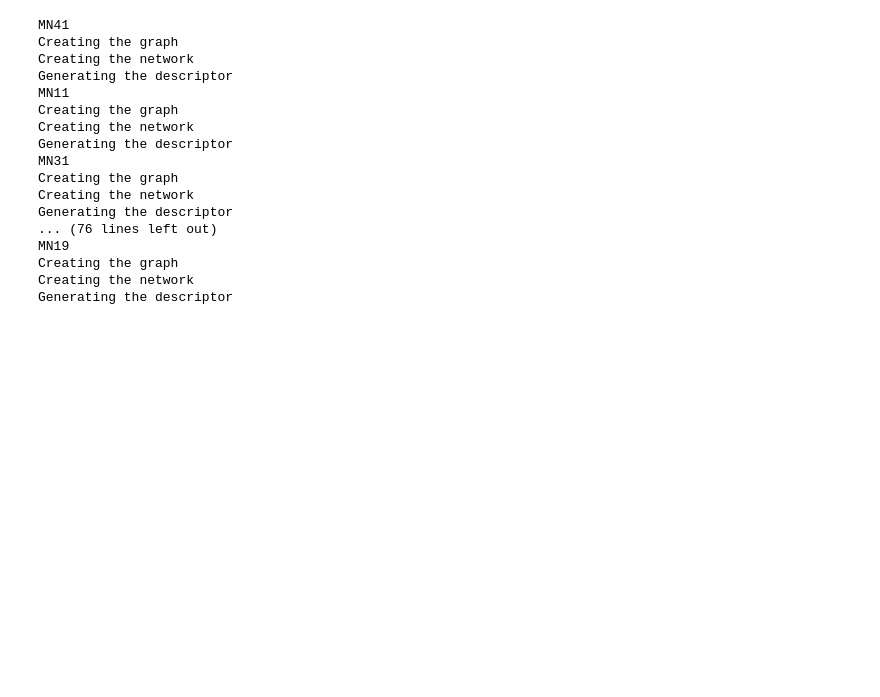
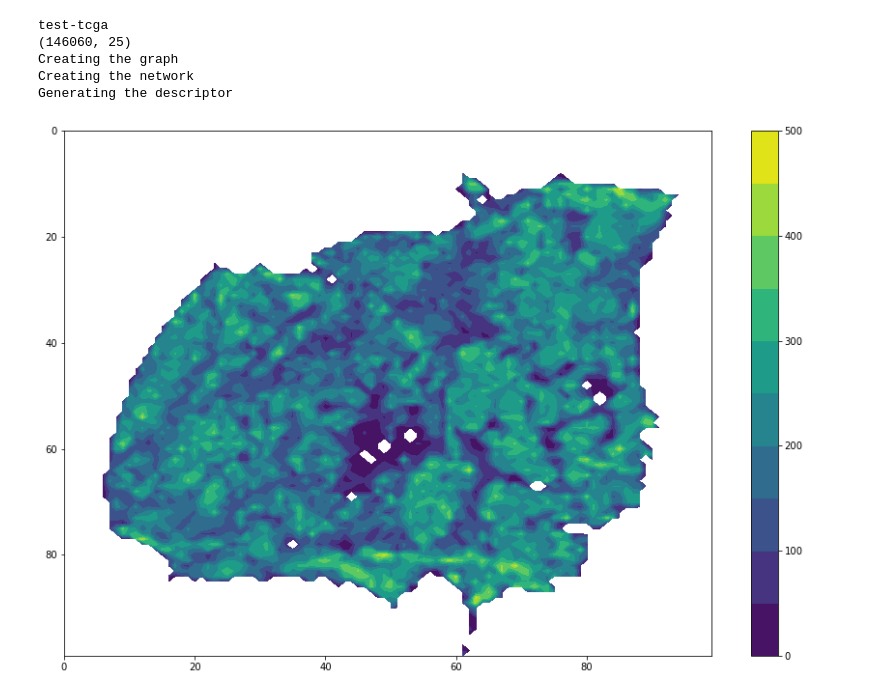
Before and after one commit to BiCroLab/WSI-analysis, a Jupyter notebook: SG/pipeline/ipynb/pipe.laplacianField.HE.ipynb, the cells around one changed output. Cells and saved outputs as stored; diff of their text form; code cells hidden in the pictures; blank space fills up the shorter version.

```diff
--- a/SG/pipeline/ipynb/pipe.laplacianField.HE.ipynb
+++ b/SG/pipeline/ipynb/pipe.laplacianField.HE.ipynb
@@ -62,7 +62,8 @@ size = 0 # number of nuclei, use negative value for full set
 nn = 10 # set the number of nearest neighbor in the umap-graph. Will be used in CovD as well
 N = 100 # number of linear bins for the contour visualization
 # %%
-for file in glob.glob('/home/garner1/Work/pipelines/WSI-analysis/SG/pipeline/data/HE/*.gz'):
+#for file in glob.glob('/home/garner1/Work/pipelines/WSI-analysis/SG/pipeline/data/HE/*.gz'):
+for file in glob.glob('../data/HE/*.gz'):
 
     sample = os.path.basename(file).split(sep='.')[0]; print(sample)
 
@@ -73,10 +74,9 @@ for file in glob.glob('/home/garner1/Work/pipelines/WSI-analysis/SG/pipeline/dat
 
     # filter by percentiles in morphologies (hardcoded in function filtering) and introduce coeff. of var
     if size == 0:
-        fdf = filtering_HE(df) # filter out extremes in morphology
+        fdf = df # filter out extremes in morphology
     else:
-        fdf = filtering_HE(df).sample(n=size) # filter out morphological outlyers and subsample nuclei
-
+        fdf = df.sample(n=size) # filter out morphological outlyers and subsample nuclei
     pos = fdf[centroids].to_numpy() # Get the positions of centroids
 
     # Building the UMAP graph
@@ -103,44 +103,33 @@ for file in glob.glob('/home/garner1/Work/pipelines/WSI-analysis/SG/pipeline/dat
 
     # Parallel generation of the local covd
     filename = '../py/ID'+str(sample)+'.size'+str(size)+'.nn'+str(nn)+'.descriptor.HE.pickle'    # the descriptor
     if path.exists(filename):
         print('The descriptor already exists')
         descriptor = pickle.load( open( filename, "rb" ) )
     else:
         print('Generating the descriptor')
         num_cores = multiprocessing.cpu_count() # numb of cores
         row_idx, col_idx = A.nonzero() # nonzero entries
         processed_list = Parallel(n_jobs=num_cores)(delayed(covd_local)(r,A,data,row_idx,col_idx)
                                                                 for r in range(A.shape[0])
                                                        )
 
         # Construct the descriptor array
         descriptor = np.zeros((len(processed_list),processed_list[0][1].shape[0]))
         for r in range(len(processed_list)):
             descriptor[r,:] = processed_list[r][1] # covd descriptors of the connected nodes
         pickle.dump( descriptor, open( filename, "wb" ) )
 
     # Construct the local Laplacian
     L = nx.laplacian_matrix(G, weight='weight') # get the Laplacian matrix
     delta_descriptor = L.dot(descriptor) # get the local differianted descriptor
     delta = norm(delta_descriptor,axis=1) # get the norm of the differential field
     filename = './ID.'+str(sample)+'.size'+str(size)+'.nn'+str(nn)+'.bin'+str(N)+'.contour.HE.png'
     contourPlot(fdf,N,filename)
 # %% [output]
-MN41
+test-tcga
+(146060, 25)
 Creating the graph
 Creating the network
 Generating the descriptor
-MN11
-Creating the graph
-Creating the network
-Generating the descriptor
-MN31
-Creating the graph
-Creating the network
-Generating the descriptor
-... (76 lines left out)
-MN19
-Creating the graph
-Creating the network
-Generating the descriptor
+[figure, added]
```
Also changed, not shown: parts of 1 cell of this notebook, 1 other file.
